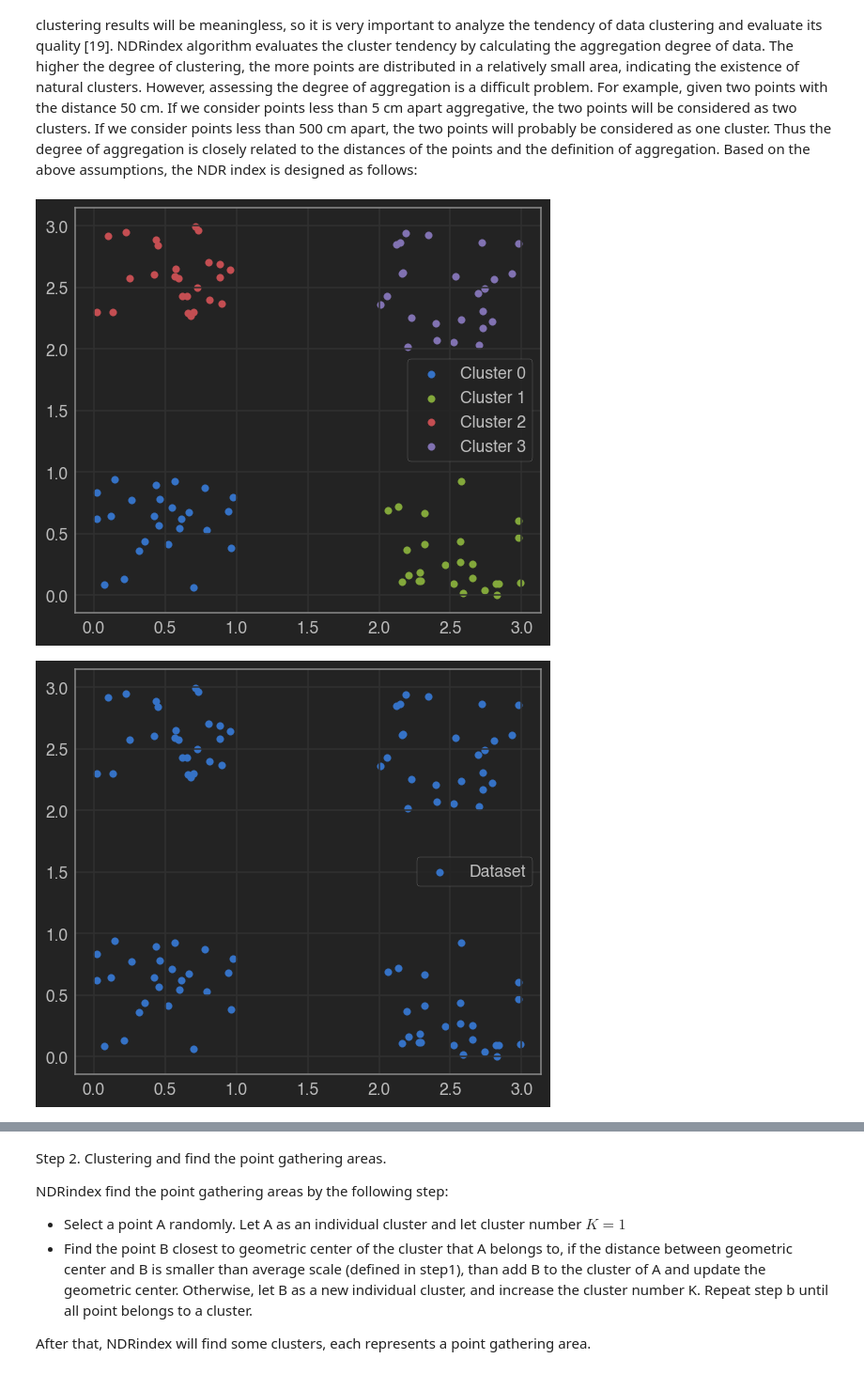
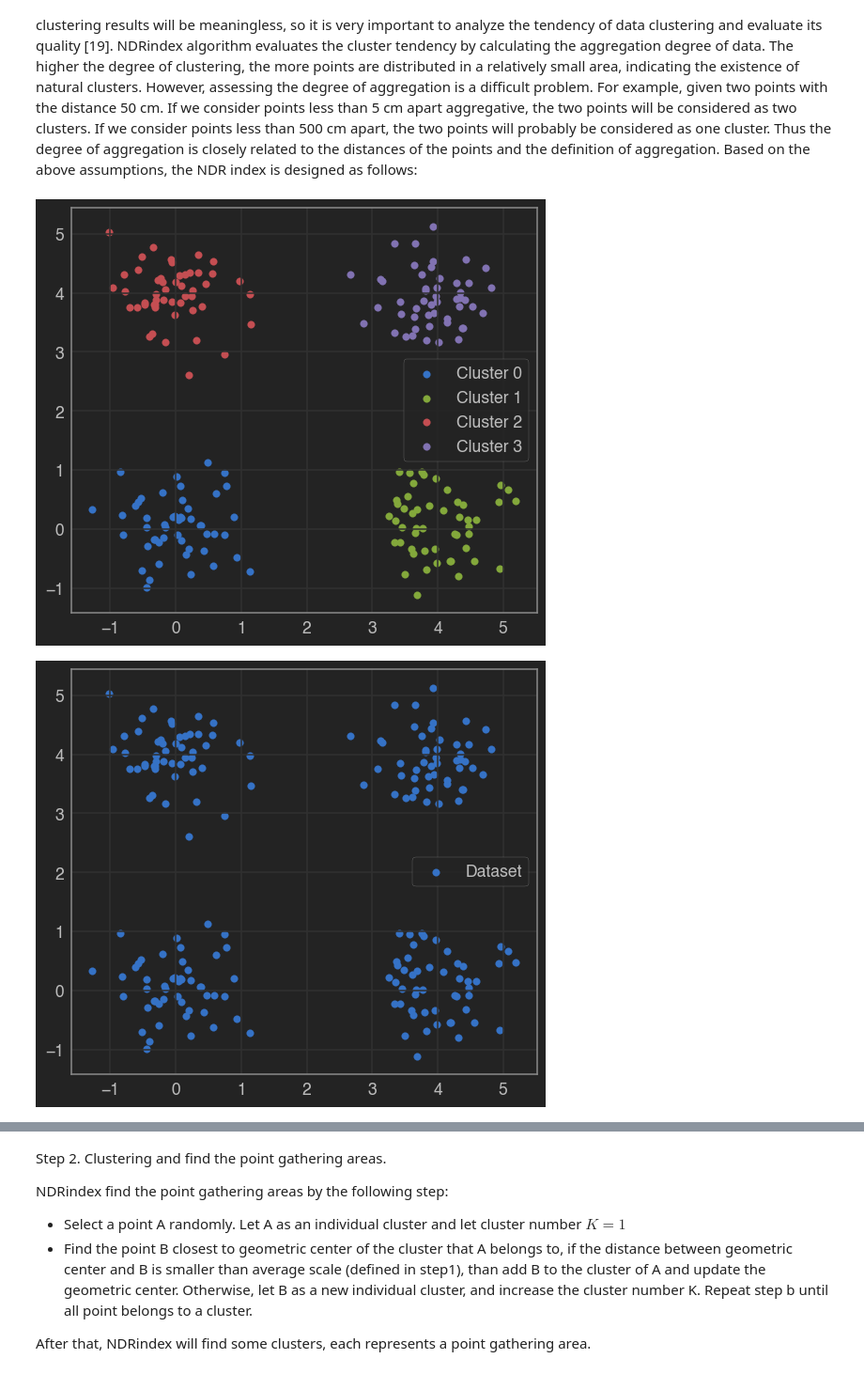
Before and after one commit to ptribel/NDRIndex, a Jupyter notebook: NDRIndex.ipynb, the cells around one changed output, grey strips where cells are left out. Shown: that part at 94% size. Drawn from its saved outputs; the diff is of its cells as text; code cells hidden in the pictures.

```diff
--- a/NDRIndex.ipynb
+++ b/NDRIndex.ipynb
@@ -34,36 +34,50 @@ The key to the NDRindex method is an algorithm for evaluating data quality. Not
 # %%
 import numpy as np
 import matplotlib.pyplot as plt
 np.random.seed(0)
 
-def create_dataset(cluster_size=25, separation=2, display=False):
-    # Dataset generation - demo version
-    cluster0 = np.random.random((cluster_size, 2))
+def display_clusters(cluster0, cluster1, cluster2, cluster3):
+    plt.scatter(cluster0[:, 0], cluster0[:, 1])
+    plt.scatter(cluster1[:, 0], cluster1[:, 1])
+    plt.scatter(cluster2[:, 0], cluster2[:, 1])
+    plt.scatter(cluster3[:, 0], cluster3[:, 1])
+    plt.legend(["Cluster 0", "Cluster 1", "Cluster 2", "Cluster 3"])
+    plt.show()
 
-    cluster1 = np.random.random((cluster_size, 2))
+def display_dataset(dataset):
+    plt.scatter(dataset[:, 0], dataset[:, 1])
+    plt.legend(["Dataset"])
+    plt.show()
+
+def create_normal_cluster(cluster_size=50, sparsity=1):
+    return np.random.normal(size=(cluster_size, 2))*sparsity
+
+def create_uniform_cluster(cluster_size=50, sparsity=1):
+    return np.random.uniform(size=(cluster_size, 2))*sparsity
+
+def create_clusters(method, cluster_size=50, sparsity=1, separation=2):
+    cluster0 = method(cluster_size, sparsity)
+
+    cluster1 = method(cluster_size, sparsity)
     cluster1[:, 0] += separation
 
-    cluster2 = np.random.random((cluster_size, 2))
+    cluster2 = method(cluster_size, sparsity)
     cluster2[:, 1] += separation
 
-    cluster3 = np.random.random((cluster_size, 2))
+    cluster3 = method(cluster_size, sparsity)
     cluster3 += separation
+    return cluster0, cluster1, cluster2, cluster3
 
+def create_dataset(method=create_normal_cluster, cluster_size=50, sparsity=0.5, separation=4, display=False):
+    # Dataset generation - demo version
+    cluster0, cluster1, cluster2, cluster3 = create_clusters(method, cluster_size=cluster_size, sparsity=sparsity, separation=separation)
     dataset = np.concatenate([cluster0, cluster1, cluster2, cluster3])
-
     if display:
-        plt.scatter(cluster0[:, 0], cluster0[:, 1])
-        plt.scatter(cluster1[:, 0], cluster1[:, 1])
-        plt.scatter(cluster2[:, 0], cluster2[:, 1])
-        plt.scatter(cluster3[:, 0], cluster3[:, 1])
-        plt.legend(["Cluster 0", "Cluster 1", "Cluster 2", "Cluster 3"])
-        plt.show()
-        plt.scatter(dataset[:, 0], dataset[:, 1])
-        plt.legend(["Dataset"])
-        plt.show()
+        display_clusters(cluster0, cluster1, cluster2, cluster3)
+        display_dataset(dataset)
     return dataset
 
-dataset = create_dataset(display=True)
+dataset = create_dataset(method=create_normal_cluster, display=True)
 # %% [output]
-[figure, old version]
+[figure, new version]
-[figure, old version]
+[figure, new version]
```
Also changed, not shown: parts of 11 cells of this notebook, 1 other file.
